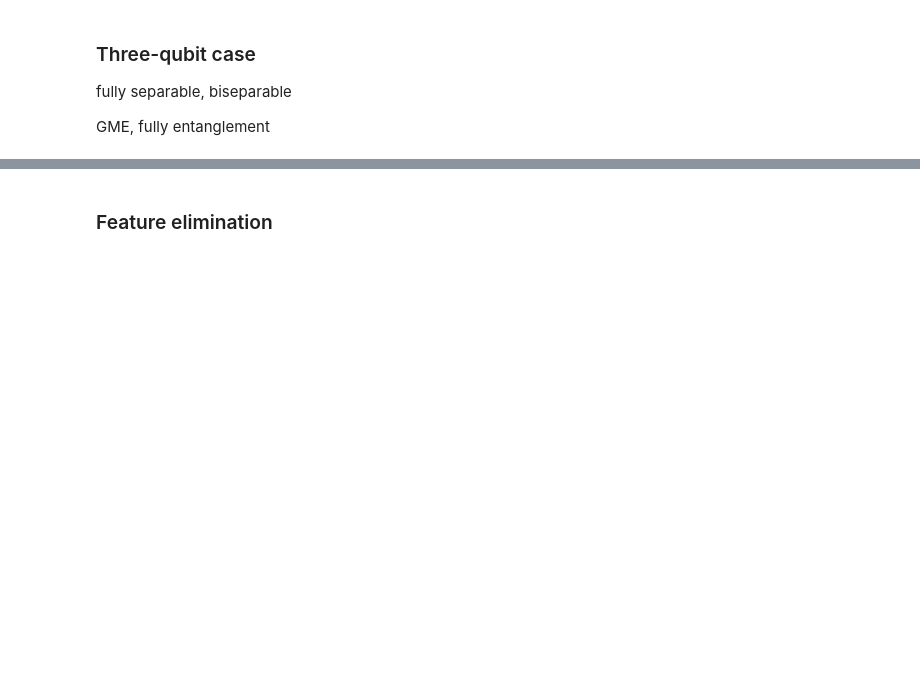
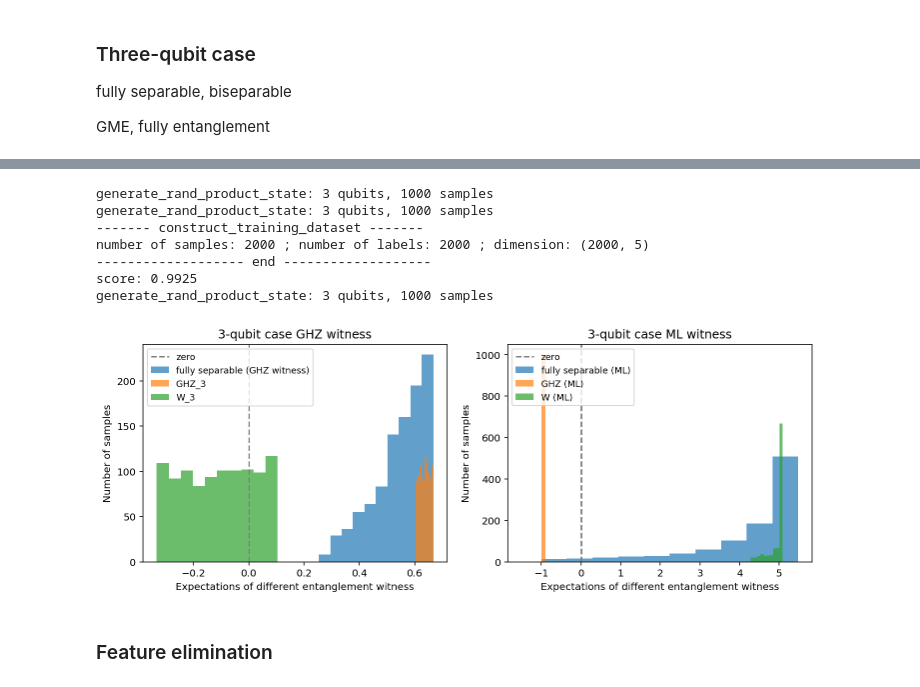
Before and after one commit to Jue-Xu/Entanglement-Witness, a Jupyter notebook: notebook/entangle.ipynb, the cells around one changed output, grey strips where cells are left out. Drawn from its saved outputs; the diff is of its cells as text; code cells hidden in the pictures; blank space fills up the shorter version.

```diff
--- a/notebook/entangle.ipynb
+++ b/notebook/entangle.ipynb
@@ -630,3 +619,47 @@ TypeError: construct_training_dataset() got an unexpected keyword argument 'stat
+# %%
+
+
+##################### training ########################
+# input_states = [generate_rand_product_state(3, 2 * size_train), ghz_3_density, w_3_density]
+# labels = [ [1 for i in range(2 * size_train)], [0 for i in range(size_train) ], [0 for i in range(size_train)] ]
+# print(labels)
+X, y = construct_training_dataset(states_labels=[[ghz_3_density, const_label(0,len(ghz_3_density))],[generate_rand_product_state(3,size_train), const_label(1,size_train)]],
+                                  operators=three_pauli)
+# print(Y)
+clf = svm.SVC()
+clf.fit(X, y)
+print('score:', clf.score(X, y))
+
+##################### testing ########################
+ghz3_test = generate_noisy_ghz_ensemble(n=3,m=size_test,noise_limit=noise_limit)
+w3_test = generate_noisy_w_ensemble(n=3,m=size_test,noise_limit=noise_limit)
+test_dataset = [generate_rand_product_state(3, size_test), ghz3_test, w3_test]
+# test_1 = generate_two_qubit_random_pure_state_PPT(size_test)[1]
+
+comparison_legend = ['zero', 'fully separable (ML)', 'GHZ (ML)', 'W (ML)']
+# three_qubit_legend = ['zero', 'fully separable (GHZ witness)', 'GHZ3 (GHZ witness)', 'W3 (GHZ witness)', 'fully separable (W witness)','W3 (W witness)', 'GHZ (W witness)', 'fully separable (ML)', 'GHZ (ML)', 'W (ML)']
+decision_test = []
+for test_data in test_dataset:
+    feature_test = [expect(three_pauli, state) for state in test_data]
+    prediction_test = clf.predict(feature_test)
+    # print(prediction_three_1)
+    decision_test.append( clf.decision_function(feature_test) )
+
+plot_expectation_hist(ax1, decision_test, comparison_legend,title='ML witness')
+
+##################### plot ########################
+
+# fig.show()
+plt.savefig('three_qubit_hist_double.png', dpi=300)
+# %% [output]
+generate_rand_product_state: 3 qubits, 1000 samples
+generate_rand_product_state: 3 qubits, 1000 samples
+------- construct_training_dataset -------
+number of samples: 2000 ; number of labels: 2000 ; dimension: (2000, 5)
+------------------- end -------------------
+score: 0.9925
+generate_rand_product_state: 3 qubits, 1000 samples
+[figure, added]
 # %% [markdown]
 ### Feature elimination
 # %%
```
Also changed, not shown: parts of 6 cells of this notebook, 6 other files.
